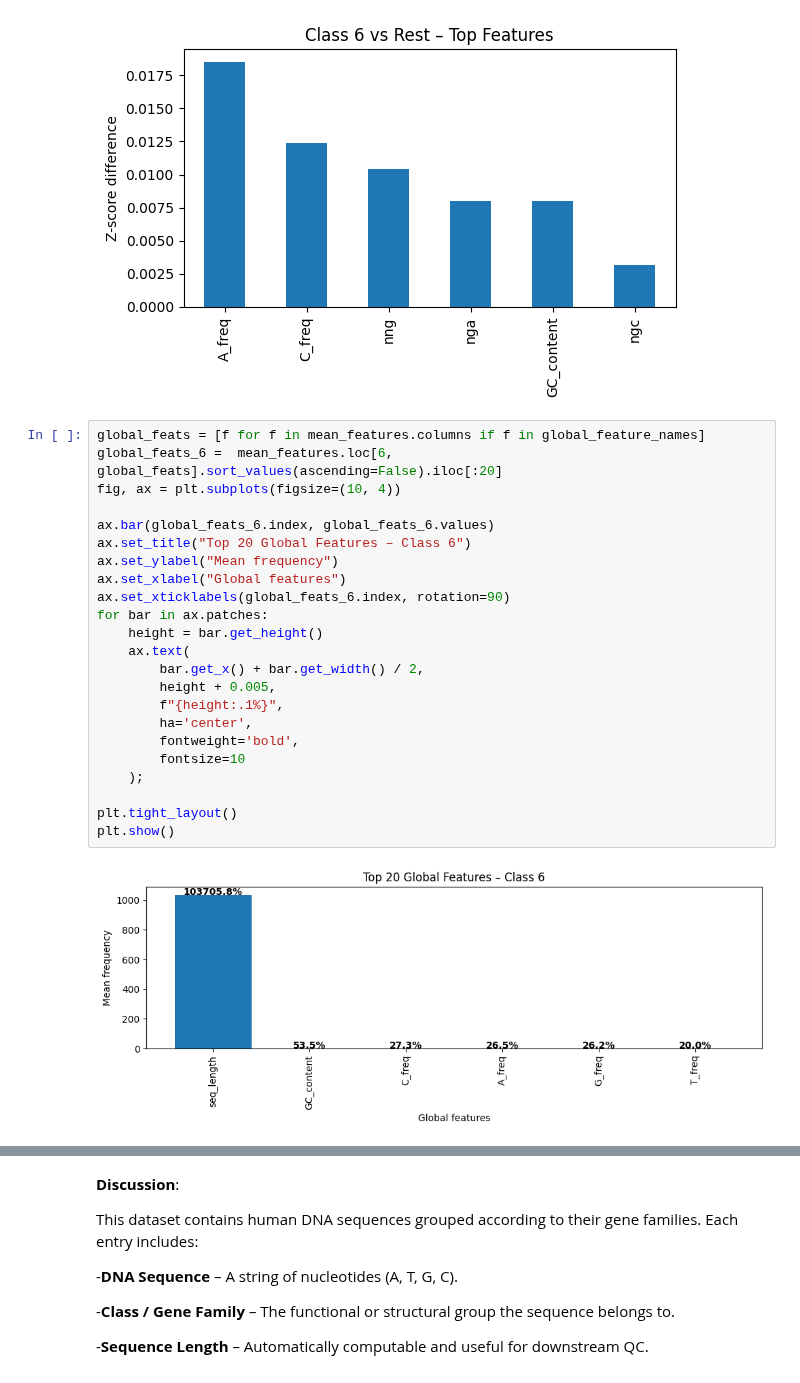
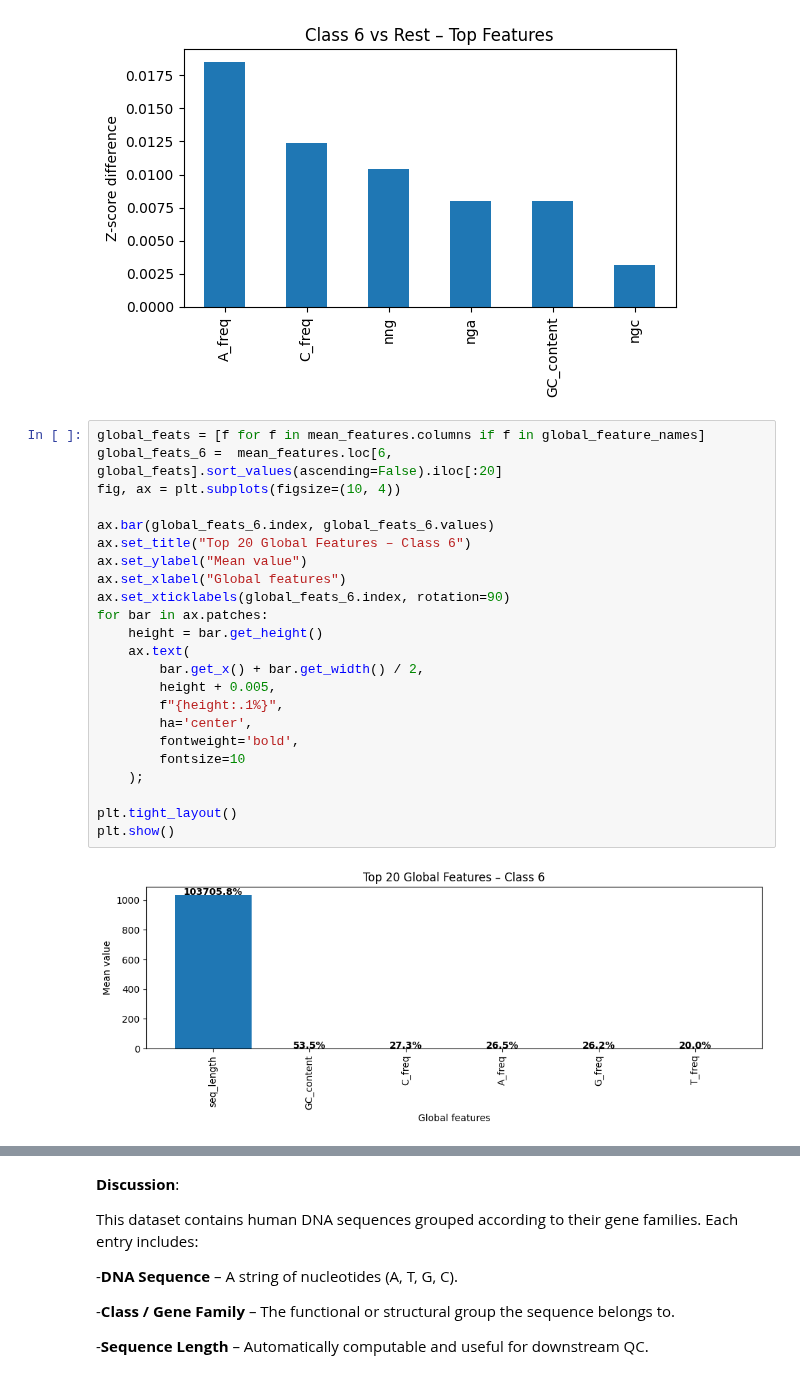
Before and after one commit to YamenNahhas/my-data-project, a Jupyter notebook: notebooks/DNA classification/Human Data Sequnence.ipynb, the cells around one changed output, grey strips where cells are left out. Drawn from its saved outputs; the diff is of its cells as text.

```diff
--- a/notebooks/DNA classification/Human Data Sequnence.ipynb
+++ b/notebooks/DNA classification/Human Data Sequnence.ipynb
@@ -493,28 +493,28 @@ plt.tight_layout()
 # %%
 global_feats = [f for f in mean_features.columns if f in global_feature_names]
 global_feats_6 =  mean_features.loc[6, global_feats].sort_values(ascending=False).iloc[:20]
 fig, ax = plt.subplots(figsize=(10, 4))
 
 ax.bar(global_feats_6.index, global_feats_6.values)
 ax.set_title("Top 20 Global Features – Class 6")
-ax.set_ylabel("Mean frequency")
+ax.set_ylabel("Mean value")
 ax.set_xlabel("Global features")
 ax.set_xticklabels(global_feats_6.index, rotation=90)
 for bar in ax.patches:
     height = bar.get_height()
     ax.text(
         bar.get_x() + bar.get_width() / 2,
         height + 0.005,
         f"{height:.1%}",
         ha='center',
         fontweight='bold',
         fontsize=10
     );
 
 plt.tight_layout()
 plt.show()
 # %% [output]
-[figure, old version]
+[figure, new version]
 # %%
 kmer_feats = [f for f in mean_features.columns if len(f) == 3]
 
```
Also changed, not shown: parts of 1 cell of this notebook.
